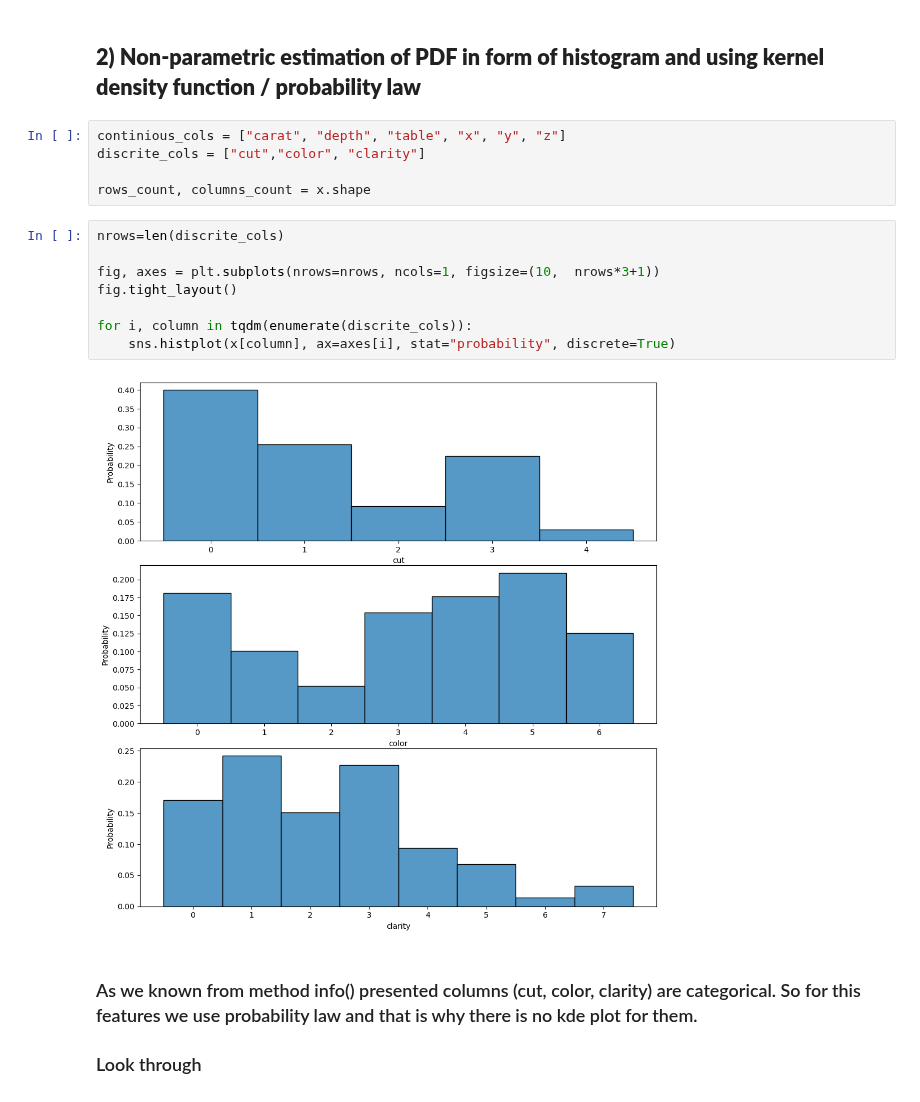
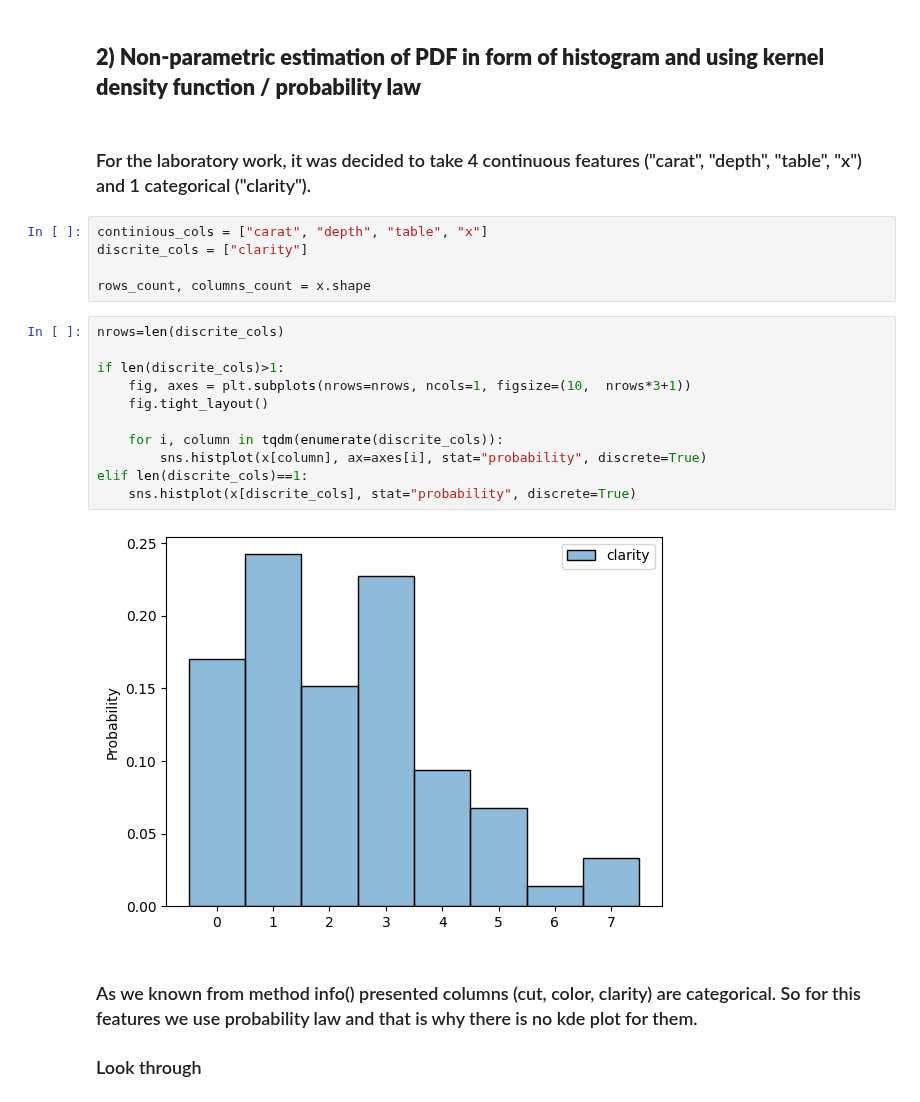
Before and after one commit to RuslanKozlyak/Labs_ITMO, a Jupyter notebook: MVA/MVA_LR_1.ipynb, the cells around one changed output. Cells and saved outputs as stored; diff of their text form.

```diff
--- a/MVA/MVA_LR_1.ipynb
+++ b/MVA/MVA_LR_1.ipynb
@@ -109,21 +109,26 @@ y = data.price
 x = data.drop(['price'], axis='columns')
 # %% [markdown]
 ## **2) Non-parametric estimation of PDF in form of histogram and using kernel density function / probability law**
+# %% [markdown]
+### For the laboratory work, it was decided to take 4 continuous features ("carat", "depth", "table", "x") and 1 categorical ("clarity").
 # %%
-continious_cols = ["carat", "depth", "table", "x", "y", "z"]
-discrite_cols = ["cut","color", "clarity"]
+continious_cols = ["carat", "depth", "table", "x"]
+discrite_cols = ["clarity"]
 
 rows_count, columns_count = x.shape
 # %%
 nrows=len(discrite_cols)
 
-fig, axes = plt.subplots(nrows=nrows, ncols=1, figsize=(10,  nrows*3+1))
-fig.tight_layout()
+if len(discrite_cols)>1:
+    fig, axes = plt.subplots(nrows=nrows, ncols=1, figsize=(10,  nrows*3+1))
+    fig.tight_layout()
 
-for i, column in tqdm(enumerate(discrite_cols)):
-    sns.histplot(x[column], ax=axes[i], stat="probability", discrete=True)
+    for i, column in tqdm(enumerate(discrite_cols)):
+        sns.histplot(x[column], ax=axes[i], stat="probability", discrete=True)
+elif len(discrite_cols)==1:
+    sns.histplot(x[discrite_cols], stat="probability", discrete=True)
 # %% [output]
-[figure, old version]
+[figure, new version]
 # %% [markdown]
 ### As we known from method info() presented columns (cut, color, clarity) are categorical. So for this features we use probability law and that is why there is no kde plot for them.
 ### Look through
```
Also changed, not shown: parts of 12 cells of this notebook.
